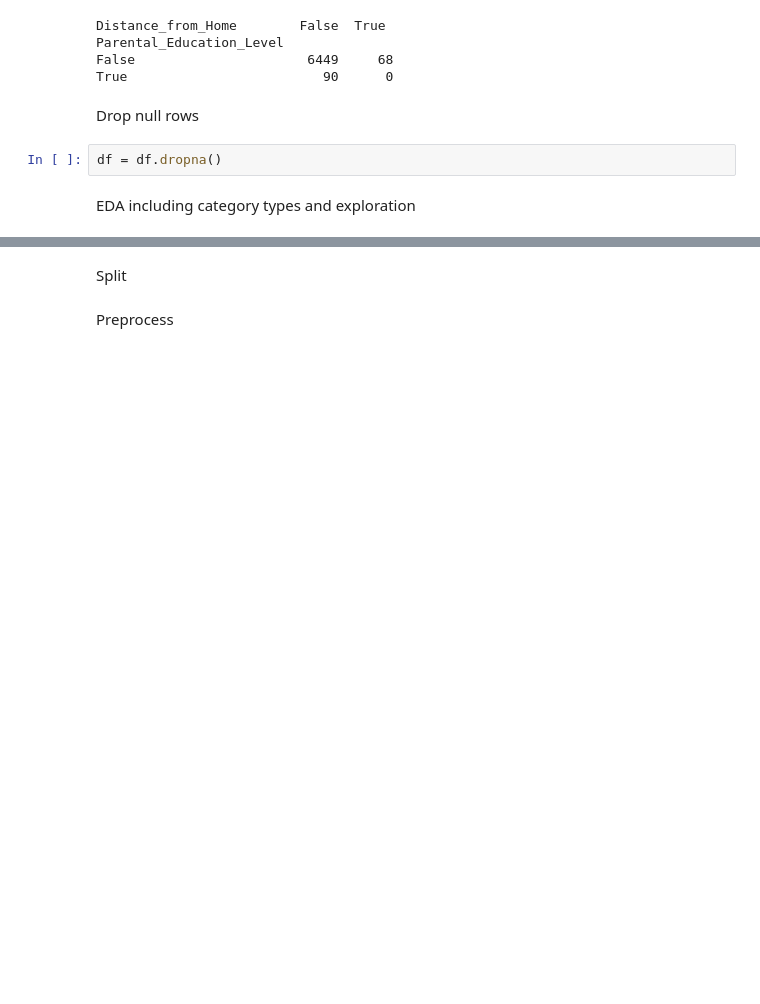
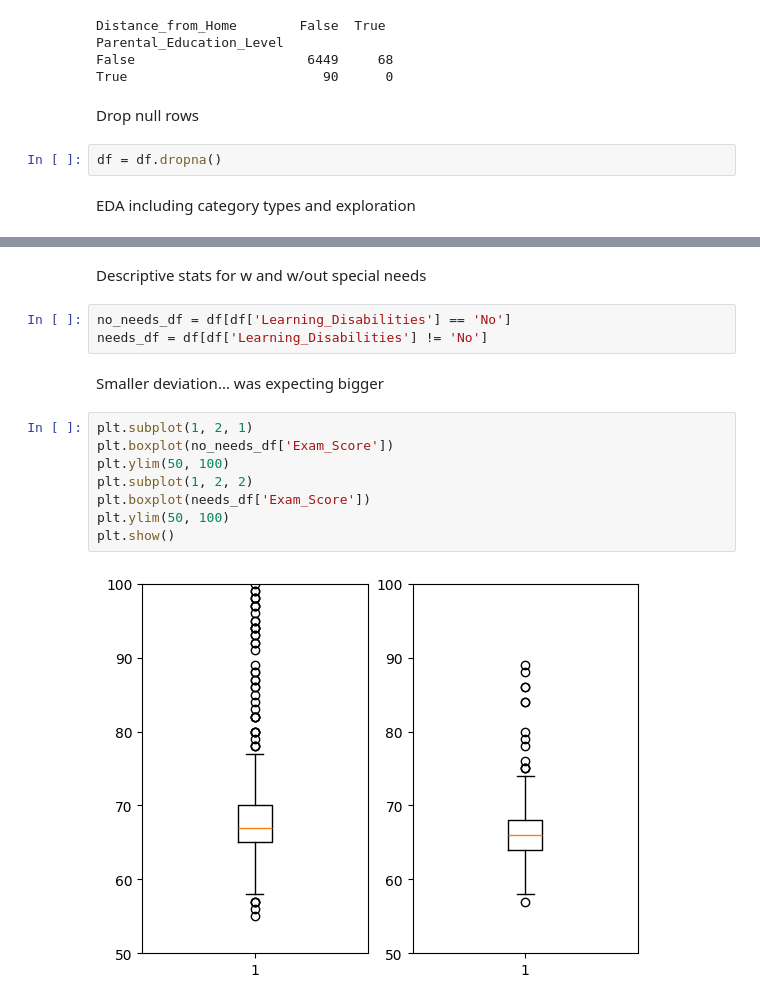
Before and after one commit to carn51/Assignment-1, a Jupyter notebook: POTENTIAL_FINAL_PROJECT.ipynb, the cells around one changed output, grey strips where cells are left out. Drawn from its saved outputs; the diff is of its cells as text; blank space fills up the shorter version.

```diff
--- a/POTENTIAL_FINAL_PROJECT.ipynb
+++ b/POTENTIAL_FINAL_PROJECT.ipynb
@@ -94,4 +88,17 @@ Index(['Parental_Involvement', 'Access_to_Resources',
-# %% [markdown]
-Split
-# %% [markdown]
-Preprocess
+# %% [markdown]
+Descriptive stats for w and w/out special needs
+# %%
+no_needs_df = df[df['Learning_Disabilities'] == 'No']
+needs_df = df[df['Learning_Disabilities'] != 'No']
+# %% [markdown]
+Smaller deviation... was expecting bigger
+# %%
+plt.subplot(1, 2, 1)
+plt.boxplot(no_needs_df['Exam_Score'])
+plt.ylim(50, 100)
+plt.subplot(1, 2, 2)
+plt.boxplot(needs_df['Exam_Score'])
+plt.ylim(50, 100)
+plt.show()
+# %% [output]
+[figure, added]
```
Also changed, not shown: parts of 19 cells of this notebook.
